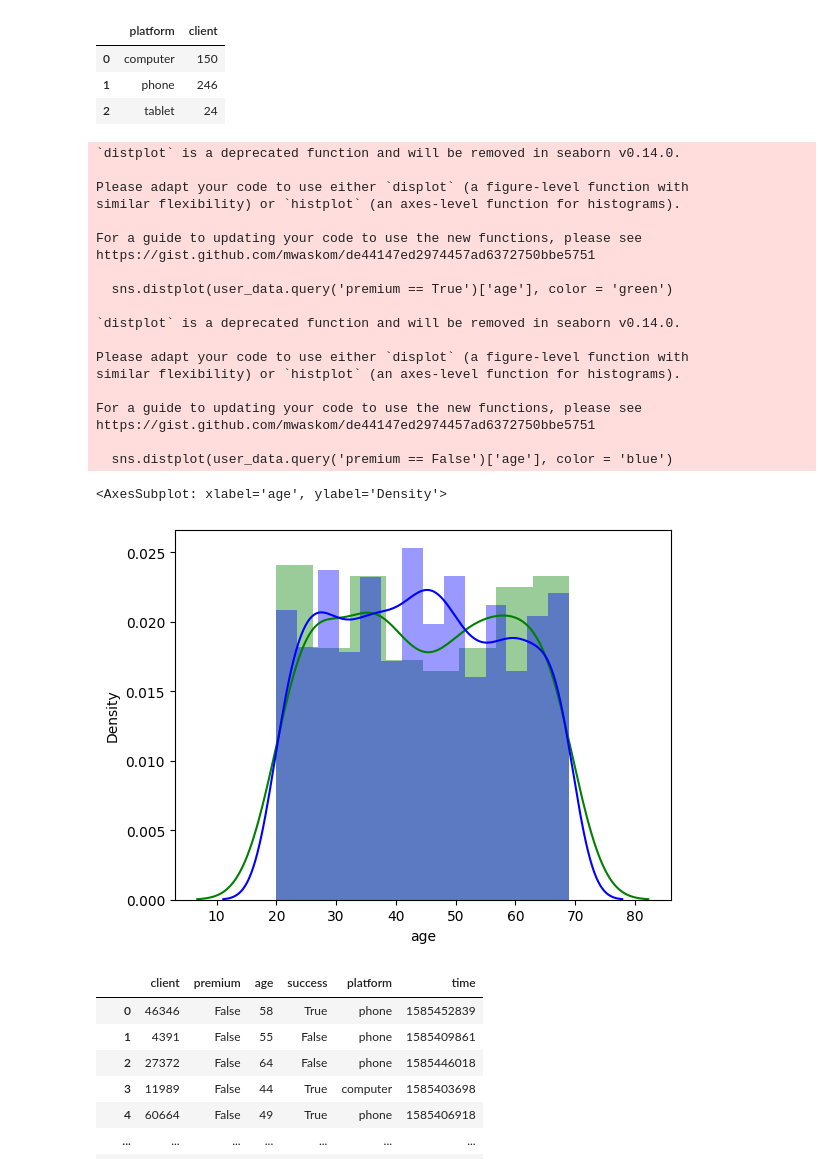
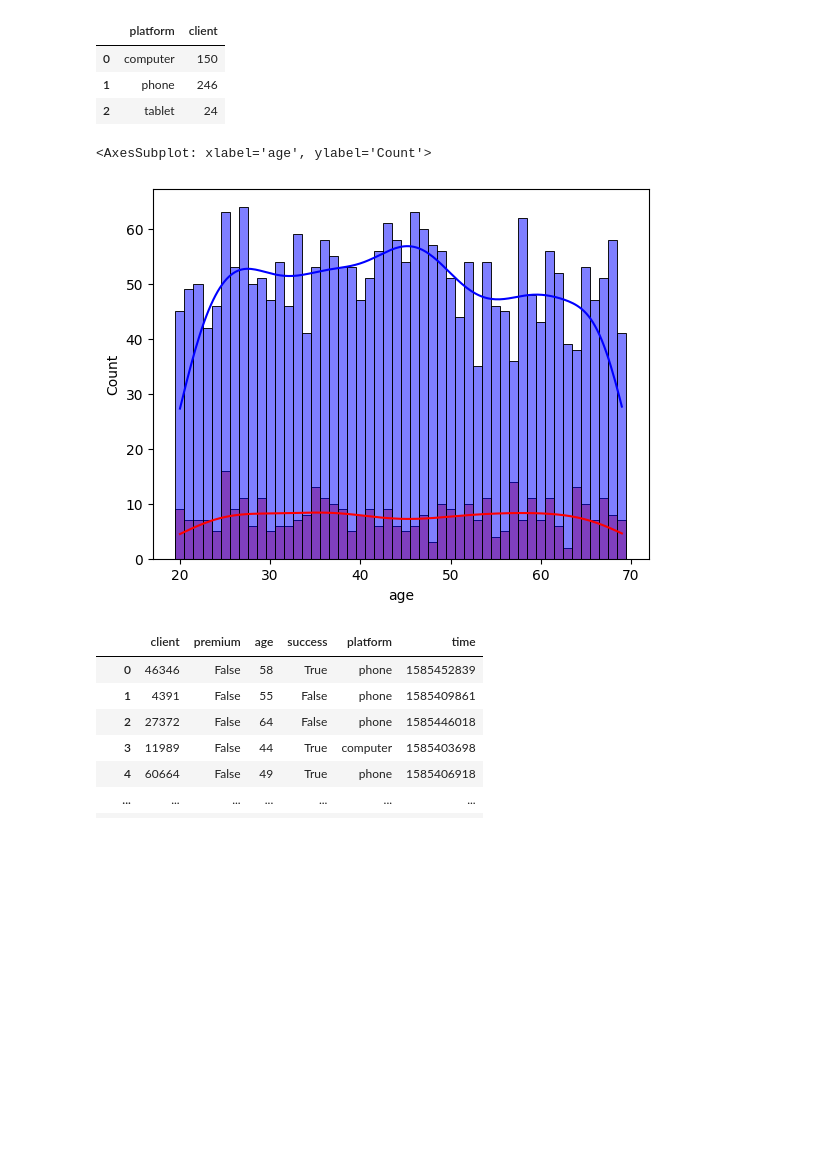
Before and after one commit to Gorabtsov/my_repo, a Jupyter notebook: Karpov_&_Stepic.ipynb, the cells around one changed output. Cells and saved outputs as stored; diff of their text form; code cells hidden in the pictures; blank space fills up the shorter version.

```diff
--- a/Karpov_&_Stepic.ipynb
+++ b/Karpov_&_Stepic.ipynb
@@ -1721,30 +1625,11 @@ popular_platforms
 # используя библиотеку seaborn с параметрами цвета по умолчанию. Какой график получится в результате?
 import seaborn as sns
 # %%
-sns.distplot(user_data.query('premium == True')['age'], color = 'green')
-sns.distplot(user_data.query('premium == False')['age'], color = 'blue')
+sns.histplot(user_data.query('premium == True')['age'], color = 'red', kde = True, discrete = True)
+sns.histplot(user_data.query('premium == False')['age'], color = 'blue', kde = True, discrete = True)
 # %% [output]
-`distplot` is a deprecated function and will be removed in seaborn v0.14.0.
-
-Please adapt your code to use either `displot` (a figure-level function with
-similar flexibility) or `histplot` (an axes-level function for histograms).
-
-For a guide to updating your code to use the new functions, please see
-https://gist.github.com/mwaskom/de44147ed2974457ad6372750bbe5751
-
-  sns.distplot(user_data.query('premium == True')['age'], color = 'green')
-
-`distplot` is a deprecated function and will be removed in seaborn v0.14.0.
-
-Please adapt your code to use either `displot` (a figure-level function with
-similar flexibility) or `histplot` (an axes-level function for histograms).
-
-For a guide to updating your code to use the new functions, please see
-https://gist.github.com/mwaskom/de44147ed2974457ad6372750bbe5751
-
-  sns.distplot(user_data.query('premium == False')['age'], color = 'blue')
+<AxesSubplot: xlabel='age', ylabel='Count'>
-<AxesSubplot: xlabel='age', ylabel='Density'>
-[figure, old version]
+[figure, new version]
 # %%
 # Постройте график распределения числа успешных операций:
 df = user_data.merge(logs, how = 'left', on = 'client')
```
Also changed, not shown: parts of 102 cells of this notebook.
